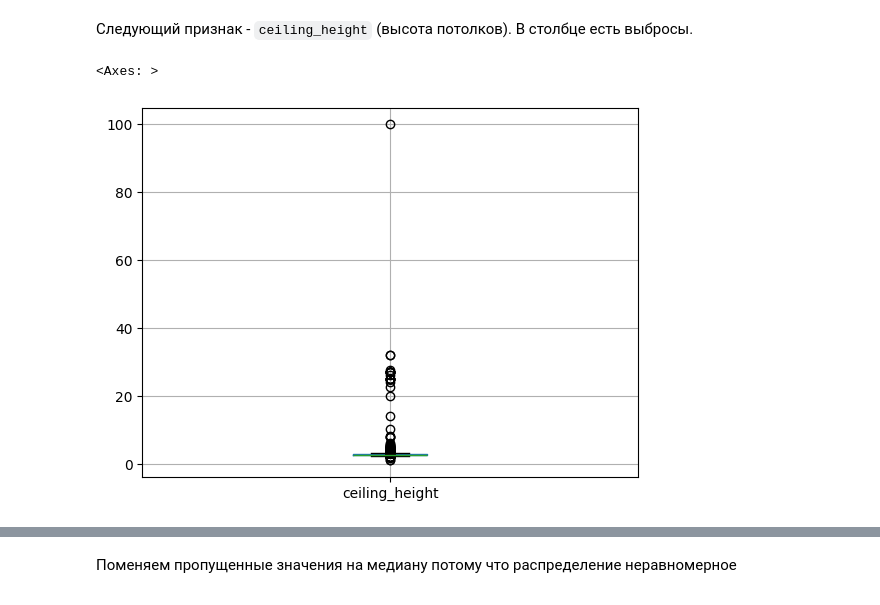
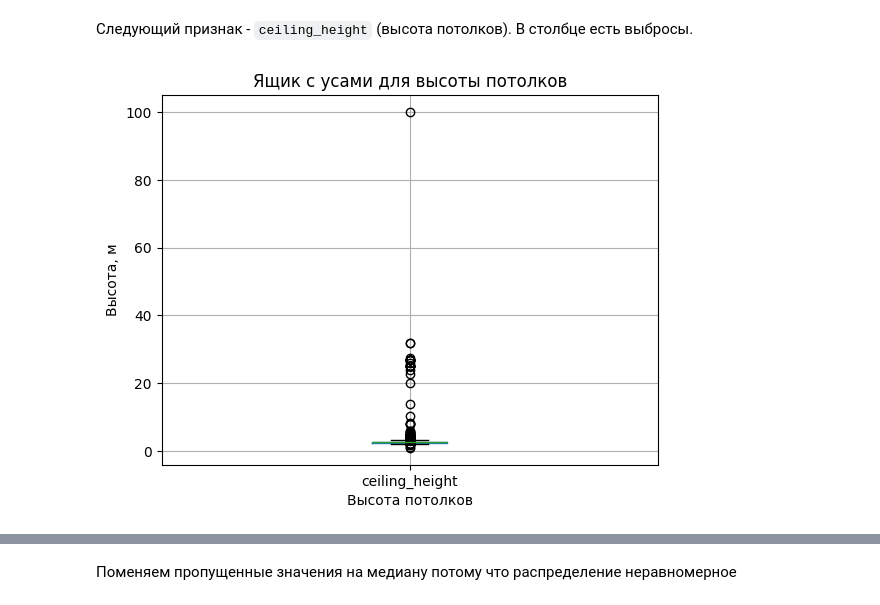
Before and after one commit to meukaa/estate-research, a Jupyter notebook: research.ipynb, the cells around one changed output, grey strips where cells are left out. Cells and saved outputs as stored; diff of their text form; code cells hidden in the pictures.

```diff
--- a/research.ipynb
+++ b/research.ipynb
@@ -234,6 +269,9 @@ df['balcony'] = df['balcony'].astype(int)
 Следующий признак - `ceiling_height` (высота потолков). В столбце есть выбросы.
 # %%
 df.boxplot(column='ceiling_height')
+plt.title('Ящик с усами для высоты потолков')
+plt.xlabel('Высота потолков')
+plt.ylabel('Высота, м')
+plt.show()
 # %% [output]
-<Axes: >
-[figure, old version]
+[figure, new version]
```
Also changed, not shown: parts of 79 cells of this notebook.
